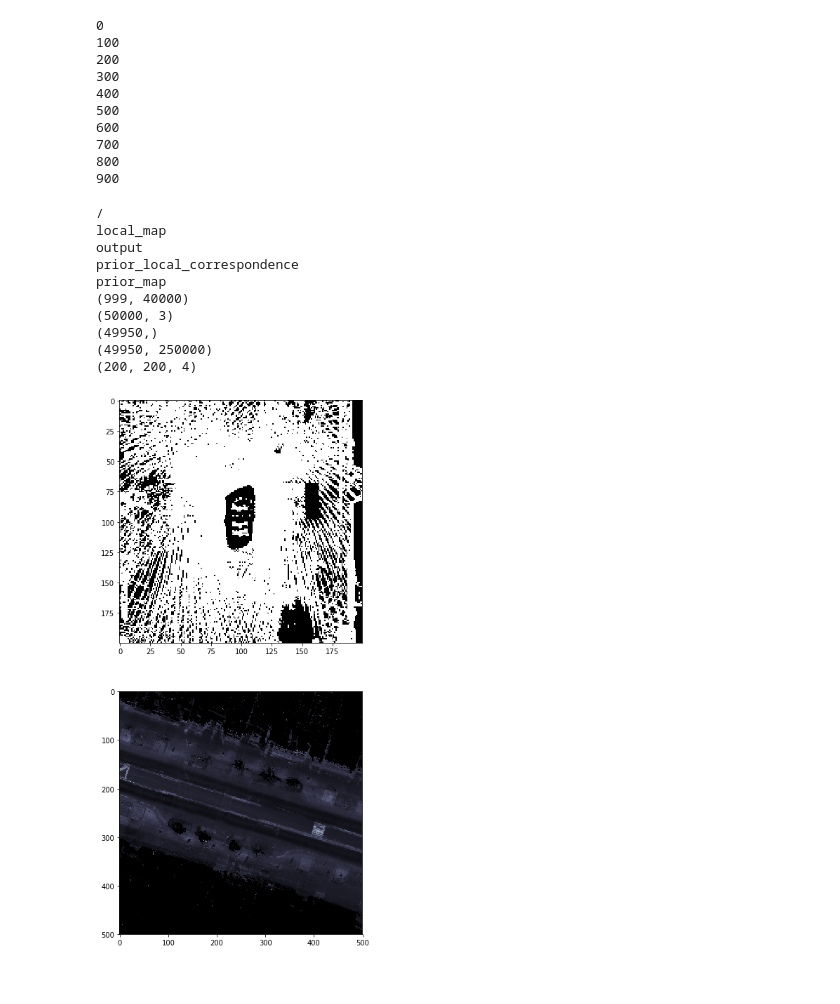
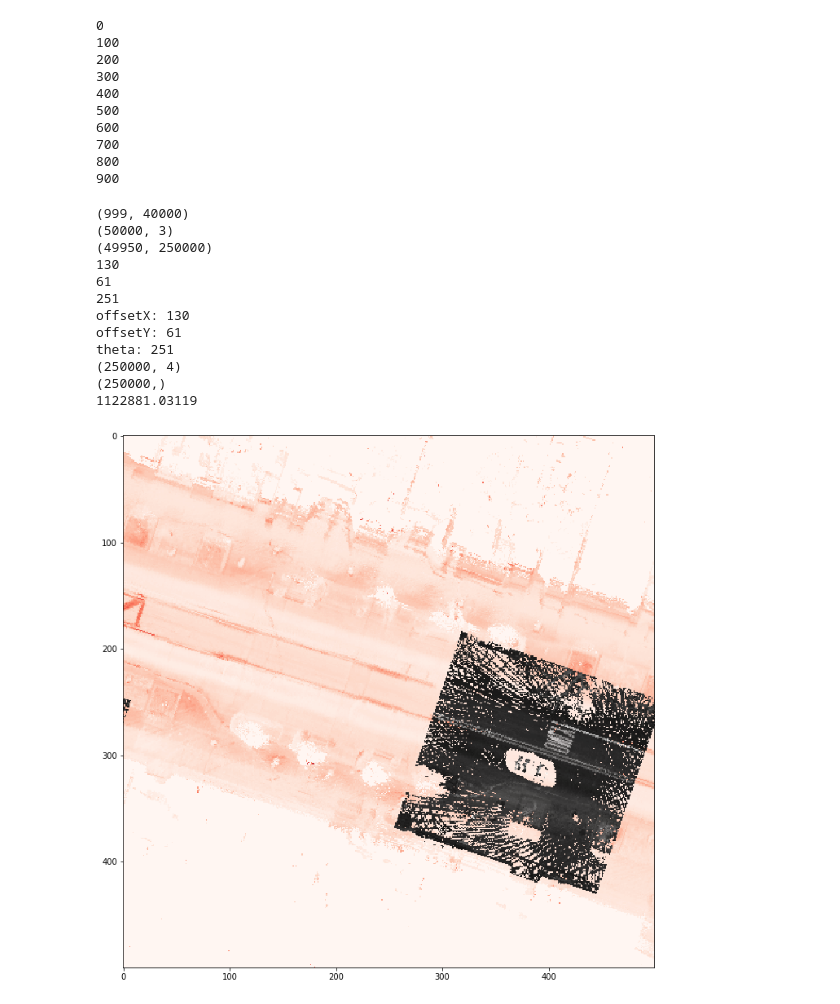
Before and after one commit to nikhil-dce/DNN-based-Localization, a Jupyter notebook: testing_nik/Intensity-regression-dataset.ipynb, the cells around one changed output. Cells and saved outputs as stored; diff of their text form; code cells hidden in the pictures.

```diff
--- a/testing_nik/Intensity-regression-dataset.ipynb
+++ b/testing_nik/Intensity-regression-dataset.ipynb
@@ -747,9 +747,9 @@ root_dir = '/media/data_raid/dnn_localization/localization_dataset/'
 outfile = root_dir + 'annarbor_dataset_dnn_1.hdf5'
 
 with hpy.File(outfile, 'r') as fout:
-    print fout.name
-    for name in fout:
-        print name
+#     print fout.name
+#     for name in fout:
+#         print name
 
     local_d = fout['local_map']
     output_d = fout['output']
@@ -758,57 +758,58 @@ with hpy.File(outfile, 'r') as fout:
 
     print local_d.shape
     print output_d.shape
-    print corres_d.shape
+#     print corres_d.shape
     print prior_d.shape
 
 #     pindex = 6785
     pindex = 13090
 #     pindex = 15914
 #     pindex = 5019
 
     corres = corres_d[pindex]
 
     lmap = np.resize(local_d[corres], (200,200))
     pmap = np.resize(prior_d[pindex], (500, 500))
 
 # Simple visualization
 
     fig = plt.gcf()
     inches = (14,14)
     fig.set_size_inches(inches[0], inches[1])
 
 #     print lmap
-    lmap = np.uint8(cm.bone(lmap*1000000)*255)
-    print lmap.shape
-#     print lmap
-    lmap = Image.fromarray(lmap)
-    pmap = Image.fromarray(np.uint8(cm.bone(pmap)*255))
 
-    plt.subplot(211)
-    plt.imshow(lmap)
+#     lmap = Image.fromarray(lmap)
+#     pmap = Image.fromarray(np.uint8(cm.bone(pmap)*255))
 
-    plt.subplot(212)
-    plt.imshow(pmap)
+#     plt.subplot(211)
+#     plt.imshow(lmap)
+
+#     plt.subplot(212)
+#     plt.imshow(pmap)
 
 #Overlay Code
-#     img = Image.fromarray(np.uint8(cm.Reds(pmap)*255))
+    img = Image.fromarray(np.uint8(cm.Reds(pmap)*255))
 
-#     offX = output_d[pindex][0]
-#     offY = output_d[pindex][1]
-#     rotateTheta = output_d[pindex][2]
+    offX = output_d[pindex][0]
+    offY = output_d[pindex][1]
+    rotateTheta = output_d[pindex][2]
 
-#     local_over_prior_image (img, lmap, target_shape=500, local_shape=200,
-#                         offsetX = offX, offsetY = offY, rot = rotateTheta,
-#                         prior_image=True, inches = (10,10))
+
+    local_over_prior_image (img, lmap, target_shape=500, local_shape=200,
+                        offsetX = offX, offsetY = offY, rot = rotateTheta,
+                        prior_image=True, inches = (12,12))
 # %% [output]
-/
-local_map
-output
-prior_local_correspondence
-prior_map
 (999, 40000)
 (50000, 3)
-(49950,)
 (49950, 250000)
-(200, 200, 4)
+130
+61
+251
+offsetX: 130
+offsetY: 61
+theta: 251
+(250000, 4)
+(250000,)
+1122881.03119
-[figure, old version]
+[figure, new version]
```
Also changed, not shown: parts of 1 cell of this notebook, 5 other files.
